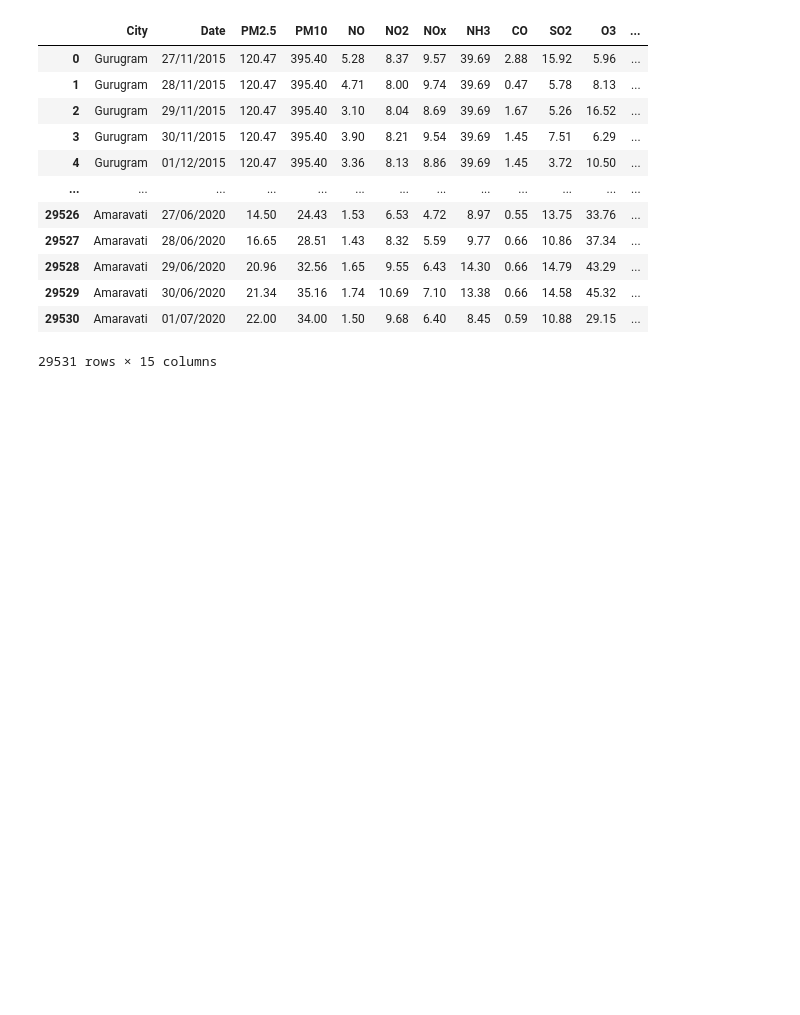
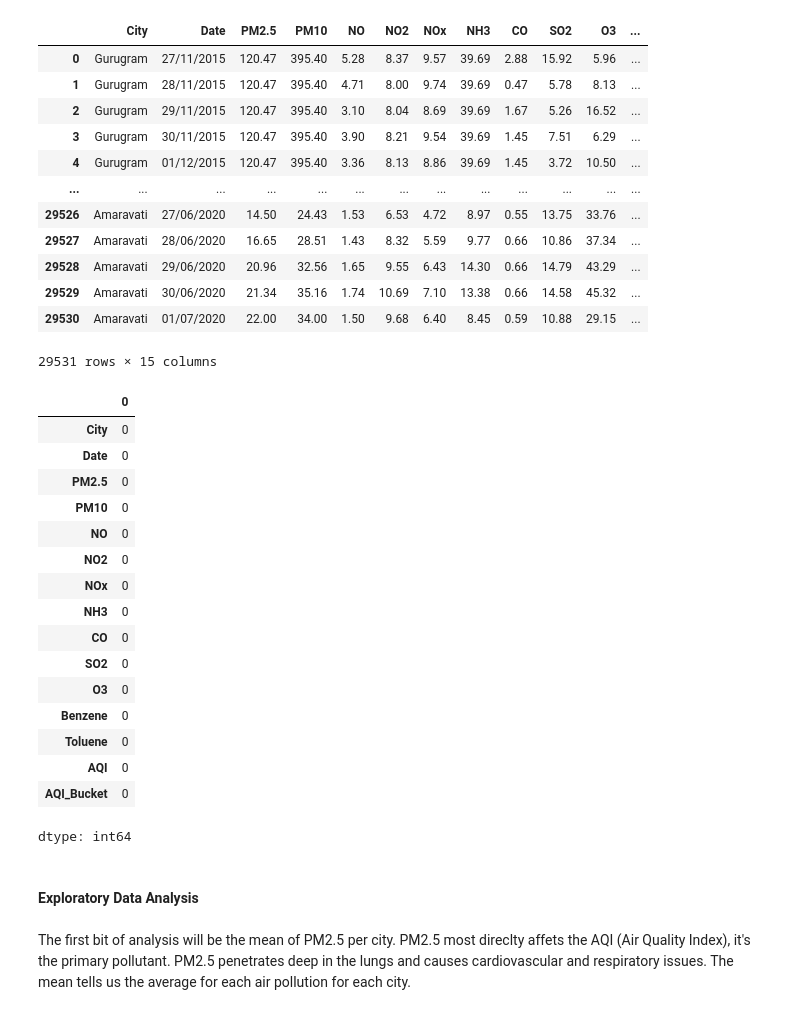
Before and after one commit to thomreid11/CMP7005_PRES1_Repository, a Jupyter notebook: CMP7005_PRES1.ipynb, the cells around one changed output. Drawn from its saved outputs; the diff is of its cells as text; code cells hidden in the pictures; blank space fills up the shorter version.

```diff
--- a/CMP7005_PRES1.ipynb
+++ b/CMP7005_PRES1.ipynb
@@ -276,5 +277,31 @@ df
 | 29529 | Amaravati | 30/06/2020 | 21.34 | 35.16 | 1.74 | 10.69 | 7.10 | 13.38 | 0.66 | 14.58 | 45.32 | ... |
 | 29530 | Amaravati | 01/07/2020 | 22.00 | 34.00 | 1.50 | 9.68 | 6.40 | 8.45 | 0.59 | 10.88 | 29.15 | ... |
 29531 rows × 15 columns
+# %%
+# Re-checking missing values
+missing_values = df.isnull().sum()
+missing_values
+# %% [output]
+|  | 0 |
+| City | 0 |
+| Date | 0 |
+| PM2.5 | 0 |
+| PM10 | 0 |
+| NO | 0 |
+| NO2 | 0 |
+| NOx | 0 |
+| NH3 | 0 |
+| CO | 0 |
+| SO2 | 0 |
+| O3 | 0 |
+| Benzene | 0 |
+| Toluene | 0 |
+| AQI | 0 |
+| AQI_Bucket | 0 |
+dtype: int64
 # %%
 df_to_csv = df.to_csv('air_quality_data_interpolated.csv')
+# %% [markdown]
+#### **Exploratory Data Analysis**
+# %% [markdown]
+The first bit of analysis will be the mean of PM2.5 per city. PM2.5 most direclty affets the AQI (Air Quality Index), it's the primary pollutant. PM2.5 penetrates deep in the lungs and causes cardiovascular and respiratory issues. The mean tells us the average for each air pollution for each city.
```
Also changed, not shown: parts of 4 cells of this notebook.
